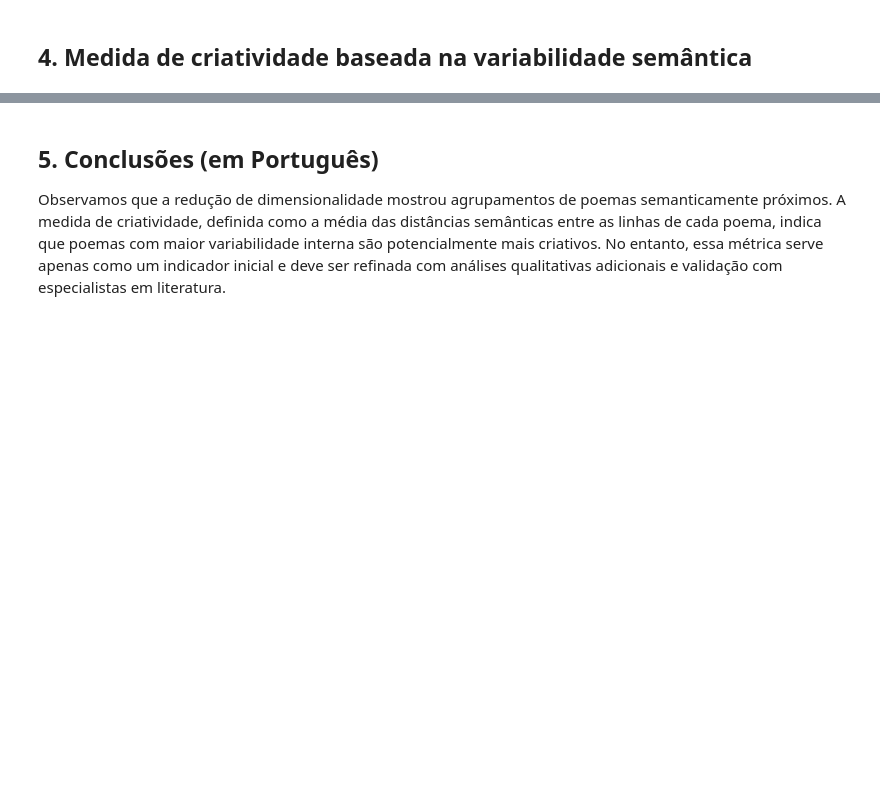
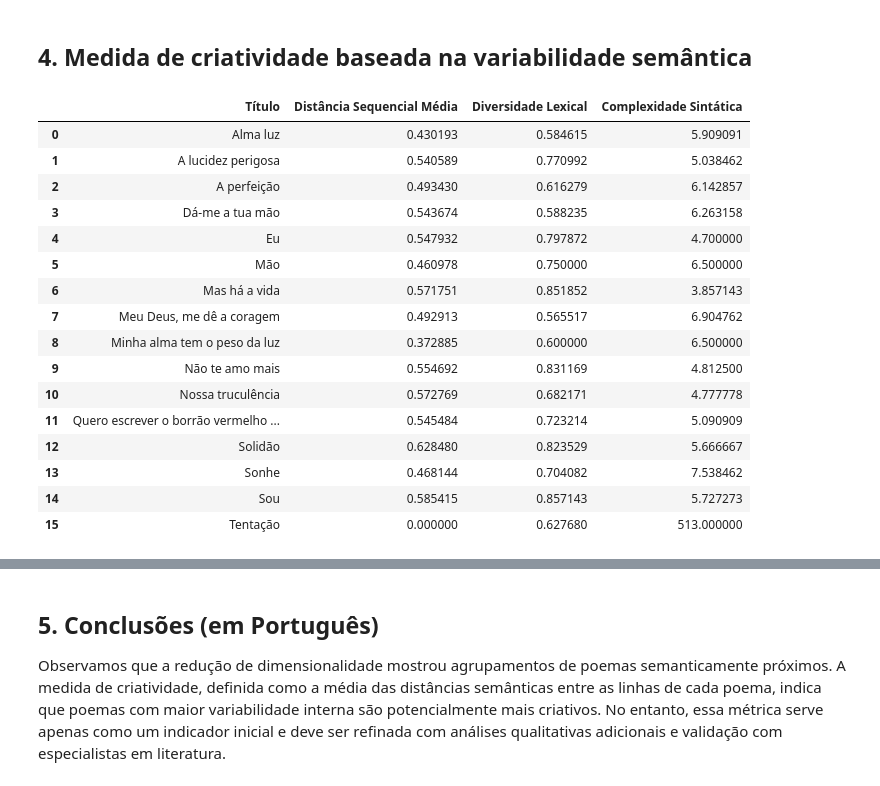
Before and after one commit to joaomadruga/embedding-visualizer, a Jupyter notebook: clarice_poemas_embeddings.ipynb, the cells around one changed output, grey strips where cells are left out. Saved outputs shown, nothing was run; the diff lists cells and outputs as text; code cells hidden in the pictures; blank space fills up the shorter version.

Commit message:
add more metrics

```diff
--- a/clarice_poemas_embeddings.ipynb
+++ b/clarice_poemas_embeddings.ipynb
@@ -67,3 +67,59 @@ scores_df = pd.DataFrame({"Título": list(scores.keys()), "Criatividade": list(s
 scores_df = scores_df.sort_values("Criatividade", ascending=False)
 fig2 = px.bar(scores_df, x="Título", y="Criatividade", title="Medida de criatividade dos poemas")
 fig2.show()
+# %%
+# Métricas adicionais de criatividade
+# Métrica 1: Distância Sequencial Média - distância semântica média entre linhas consecutivas de um poema.
+dist_seq_scores = {}
+for titulo, texto in poemas.items():
+    linhas = [l for l in texto.splitlines() if l.strip()]
+    if len(linhas) < 2:
+        dist_seq_scores[titulo] = 0.0
+    else:
+        emb_linhas = visualizer.compute_embeddings(linhas, model_name)
+        seq_dists = [cosine_distances(emb_linhas[i:i+1], emb_linhas[i+1:i+2])[0][0] for i in range(len(linhas)-1)]
+        dist_seq_scores[titulo] = float(np.mean(seq_dists))
+
+# Métrica 2: Diversidade Lexical - proporção de palavras únicas em relação ao total de palavras, indicando originalidade lexical.
+lexical_diversity_scores = {}
+for titulo, texto in poemas.items():
+    palavras = [w for line in texto.splitlines() for w in line.split()]
+    if len(palavras) == 0:
+        lexical_diversity_scores[titulo] = 0.0
+    else:
+        lexical_diversity_scores[titulo] = float(len(set(palavras)) / len(palavras))
+
+# Métrica 3: Complexidade Sintática - média de palavras por linha, sugerindo complexidade estrutural.
+syntactic_complexity_scores = {}
+for titulo, texto in poemas.items():
+    linhas = [l for l in texto.splitlines() if l.strip()]
+    if len(linhas) == 0:
+        syntactic_complexity_scores[titulo] = 0.0
+    else:
+        syntactic_complexity_scores[titulo] = float(np.mean([len(l.split()) for l in linhas]))
+
+metricas_df = pd.DataFrame({
+    "Título": list(poemas.keys()),
+    "Distância Sequencial Média": [dist_seq_scores[t] for t in poemas.keys()],
+    "Diversidade Lexical": [lexical_diversity_scores[t] for t in poemas.keys()],
+    "Complexidade Sintática": [syntactic_complexity_scores[t] for t in poemas.keys()]
+})
+metricas_df
+# %% [output]
+|  | Título | Distância Sequencial Média | Diversidade Lexical | Complexidade Sintática |
+| 0 | Alma luz | 0.430193 | 0.584615 | 5.909091 |
+| 1 | A lucidez perigosa | 0.540589 | 0.770992 | 5.038462 |
+| 2 | A perfeição | 0.493430 | 0.616279 | 6.142857 |
+| 3 | Dá-me a tua mão | 0.543674 | 0.588235 | 6.263158 |
+| 4 | Eu | 0.547932 | 0.797872 | 4.700000 |
+| 5 | Mão | 0.460978 | 0.750000 | 6.500000 |
+| 6 | Mas há a vida | 0.571751 | 0.851852 | 3.857143 |
+| 7 | Meu Deus, me dê a coragem | 0.492913 | 0.565517 | 6.904762 |
+| 8 | Minha alma tem o peso da luz | 0.372885 | 0.600000 | 6.500000 |
+| 9 | Não te amo mais | 0.554692 | 0.831169 | 4.812500 |
+| 10 | Nossa truculência | 0.572769 | 0.682171 | 4.777778 |
+| 11 | Quero escrever o borrão vermelho ... | 0.545484 | 0.723214 | 5.090909 |
+| 12 | Solidão | 0.628480 | 0.823529 | 5.666667 |
+| 13 | Sonhe | 0.468144 | 0.704082 | 7.538462 |
+| 14 | Sou | 0.585415 | 0.857143 | 5.727273 |
+| 15 | Tentação | 0.000000 | 0.627680 | 513.000000 |
```
Also changed, not shown: parts of 3 cells of this notebook.
